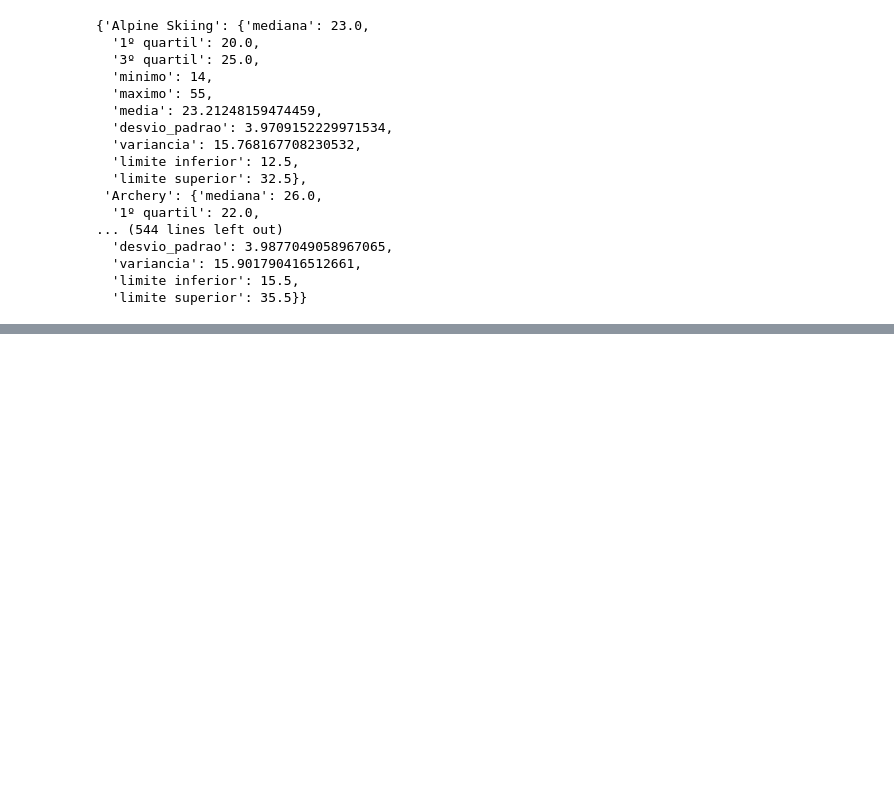
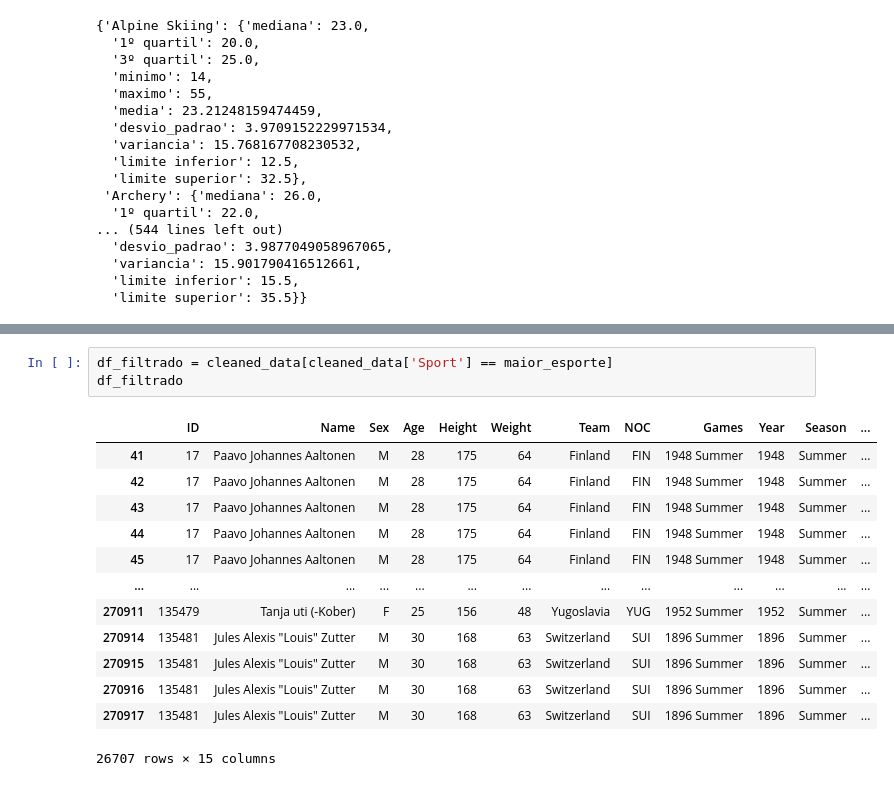
Before and after one commit to riqueu/a1-lp, a Jupyter notebook: src/noteageanalise.ipynb, the cells around one changed output, grey strips where cells are left out. Saved outputs shown, nothing was run; the diff lists cells and outputs as text; blank space fills up the shorter version.

```diff
--- a/src/noteageanalise.ipynb
+++ b/src/noteageanalise.ipynb
@@ -171,0 +292,17 @@ df_estatisticas
+# %%
+df_filtrado = cleaned_data[cleaned_data['Sport'] == maior_esporte]
+df_filtrado
+# %% [output]
+|  | ID | Name | Sex | Age | Height | Weight | Team | NOC | Games | Year | Season | ... |
+| 41 | 17 | Paavo Johannes Aaltonen | M | 28 | 175 | 64 | Finland | FIN | 1948 Summer | 1948 | Summer | ... |
+| 42 | 17 | Paavo Johannes Aaltonen | M | 28 | 175 | 64 | Finland | FIN | 1948 Summer | 1948 | Summer | ... |
+| 43 | 17 | Paavo Johannes Aaltonen | M | 28 | 175 | 64 | Finland | FIN | 1948 Summer | 1948 | Summer | ... |
+| 44 | 17 | Paavo Johannes Aaltonen | M | 28 | 175 | 64 | Finland | FIN | 1948 Summer | 1948 | Summer | ... |
+| 45 | 17 | Paavo Johannes Aaltonen | M | 28 | 175 | 64 | Finland | FIN | 1948 Summer | 1948 | Summer | ... |
+| ... | ... | ... | ... | ... | ... | ... | ... | ... | ... | ... | ... | ... |
+| 270911 | 135479 | Tanja uti (-Kober) | F | 25 | 156 | 48 | Yugoslavia | YUG | 1952 Summer | 1952 | Summer | ... |
+| 270914 | 135481 | Jules Alexis "Louis" Zutter | M | 30 | 168 | 63 | Switzerland | SUI | 1896 Summer | 1896 | Summer | ... |
+| 270915 | 135481 | Jules Alexis "Louis" Zutter | M | 30 | 168 | 63 | Switzerland | SUI | 1896 Summer | 1896 | Summer | ... |
+| 270916 | 135481 | Jules Alexis "Louis" Zutter | M | 30 | 168 | 63 | Switzerland | SUI | 1896 Summer | 1896 | Summer | ... |
+| 270917 | 135481 | Jules Alexis "Louis" Zutter | M | 30 | 168 | 63 | Switzerland | SUI | 1896 Summer | 1896 | Summer | ... |
+26707 rows × 15 columns
```
Also changed, not shown: parts of 14 cells of this notebook.
